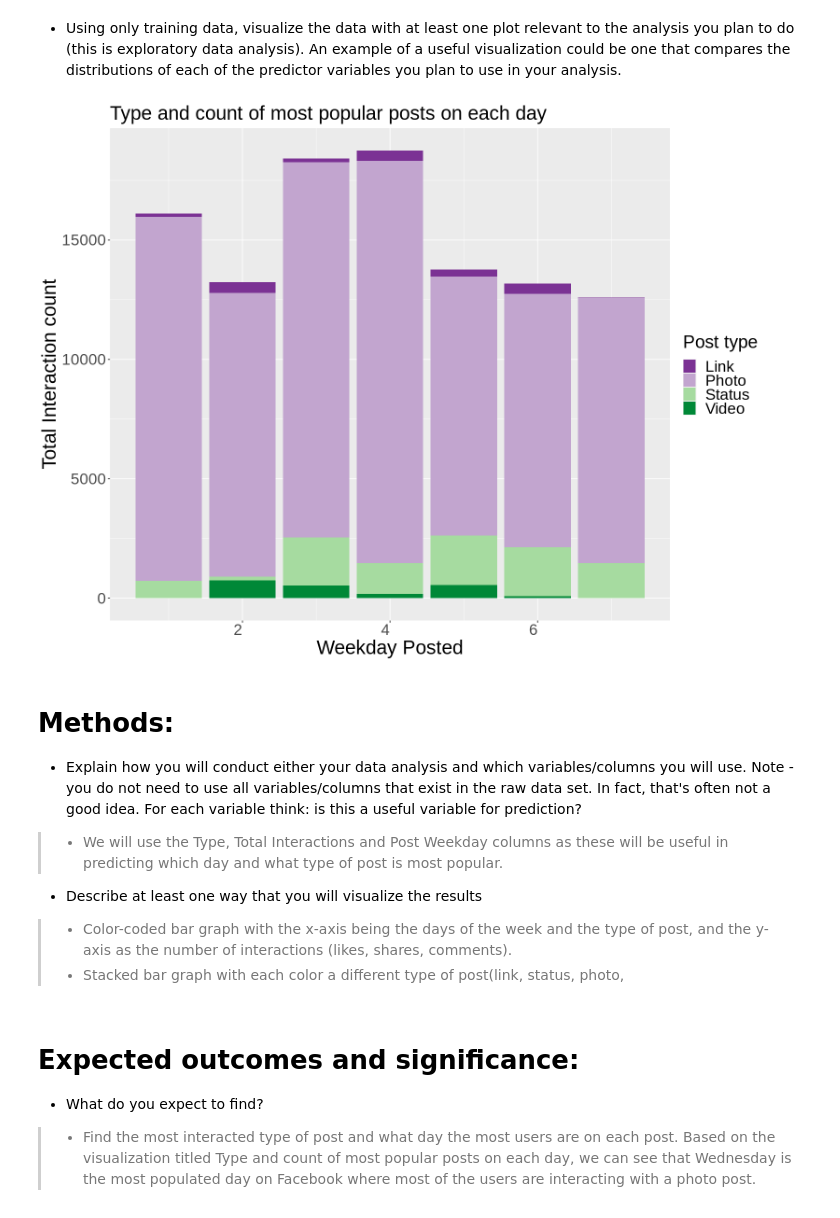
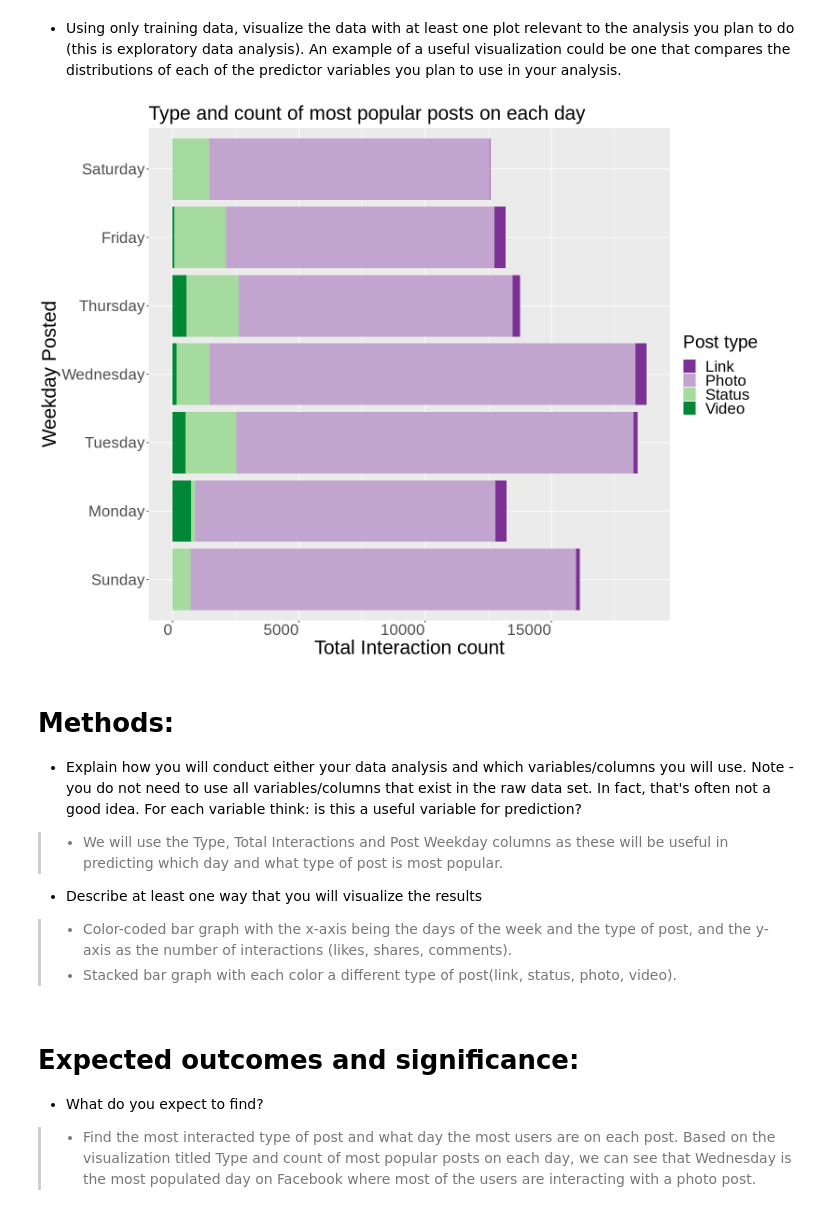
Before and after one commit to L-amat/project_proposal, a Jupyter notebook: eda.ipynb, the cells around one changed output. Drawn from its saved outputs; the diff is of its cells as text; code cells hidden in the pictures.

```diff
--- a/eda.ipynb
+++ b/eda.ipynb
@@ -99,41 +126,42 @@ A tibble: 6 × 3
 # %%
 options(repr.plot.height = 10, repr.plot.width = 13)
 
 most_interactions <- fb_data %>%                                      #plot of interactions and post type vs day
     arrange(desc(Post.Weekday)) %>%
     ggplot(aes(x = Post.Weekday,
                  y = Total.Interactions,
                  fill = Type)) +
     geom_bar(stat = "identity") +                                     #graph titles
     xlab("Weekday Posted") +
     ylab("Total Interaction count") +
     labs(fill = "Post type") +
     ggtitle("Type and count of most popular posts on each day") +
     theme(axis.text = element_text(size = 20,                         #font sizes
                                     hjust = 1),
          plot.title = element_text(size = 25),
          axis.title = element_text(size = 25),
          legend.text = element_text(size = 20),
          legend.title = element_text(size = 23)) +
             scale_fill_brewer(palette = 'PRGn') +
  scale_x_discrete(limits=c("1", "2", "3", "4", "5", "6", "7"),
                   labels=c("1" = "Sunday",
                            "2" = "Monday",
                            "3" = "Tuesday",
                            "4" = "Wednesday",
                            "5" = "Thursday",
                            "6" = "Friday",
-                           "7" = "Saturday" ))
+                           "7" = "Saturday" )) +
+    coord_flip()
 most_interactions
 # %% [output]
-[figure, old version]
+[figure, new version]
 # %% [markdown]
 # Methods:
 * Explain how you will conduct either your data analysis and which variables/columns you will use. Note - you do not need to use all variables/columns that exist in the raw data set. In fact, that's often not a good idea. For each variable think: is this a useful variable for prediction?
 > * We will use the Type, Total Interactions and Post Weekday columns as these will be useful in predicting which day and what type of post is most popular.
 * Describe at least one way that you will visualize the results
 > * Color-coded bar graph with the x-axis being the days of the week and the type of post, and the y-axis as the number of interactions (likes, shares, comments).
-> * Stacked bar graph with each color a different type of post(link, status, photo,
+> * Stacked bar graph with each color a different type of post(link, status, photo, video).
 # %% [markdown]
 # Expected outcomes and significance:
 
```
Also changed, not shown: parts of 3 cells of this notebook.
